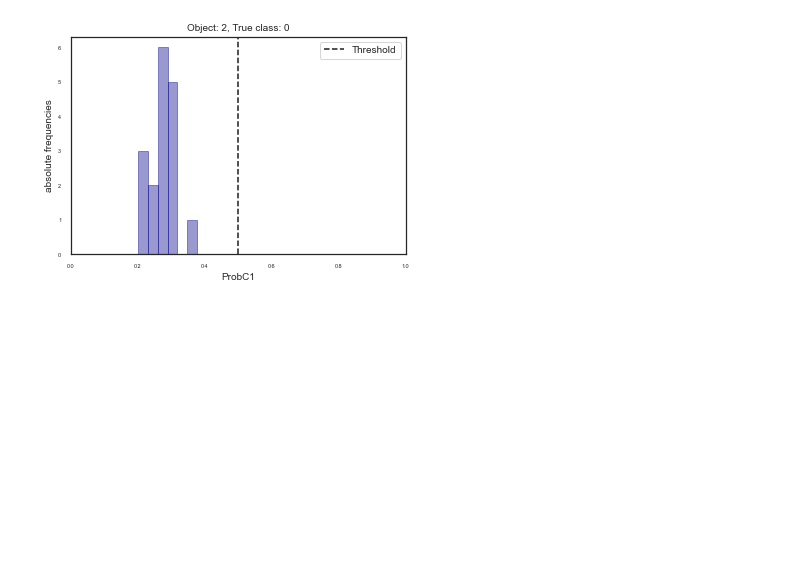
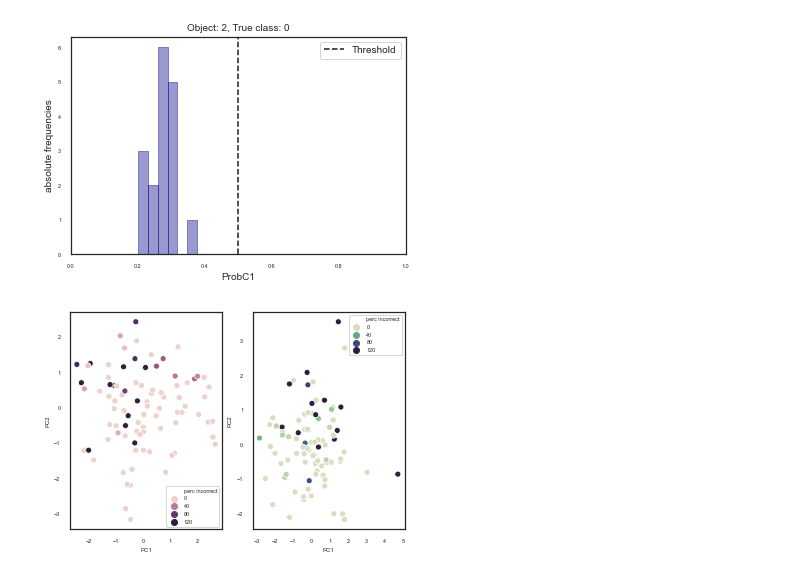
Before and after one commit to NMBU-Data-Science/RENT, a Jupyter notebook: src/RENT/Example.ipynb, the cells around one changed output. Saved outputs shown, nothing was run; the diff lists cells and outputs as text; code cells hidden in the pictures; blank space fills up the shorter version.

```diff
--- a/src/RENT/Example.ipynb
+++ b/src/RENT/Example.ipynb
@@ -259,3 +259,7 @@ analysis.pred_proba_plot(C=0.1, l1_ratio=1, object_id=[1,2])
 # %% [output]
 [figure]
 [figure]
+# %%
+analysis.gradient_plot()
+# %% [output]
+[figure, added]
```
Also changed, not shown: 1 other file.
